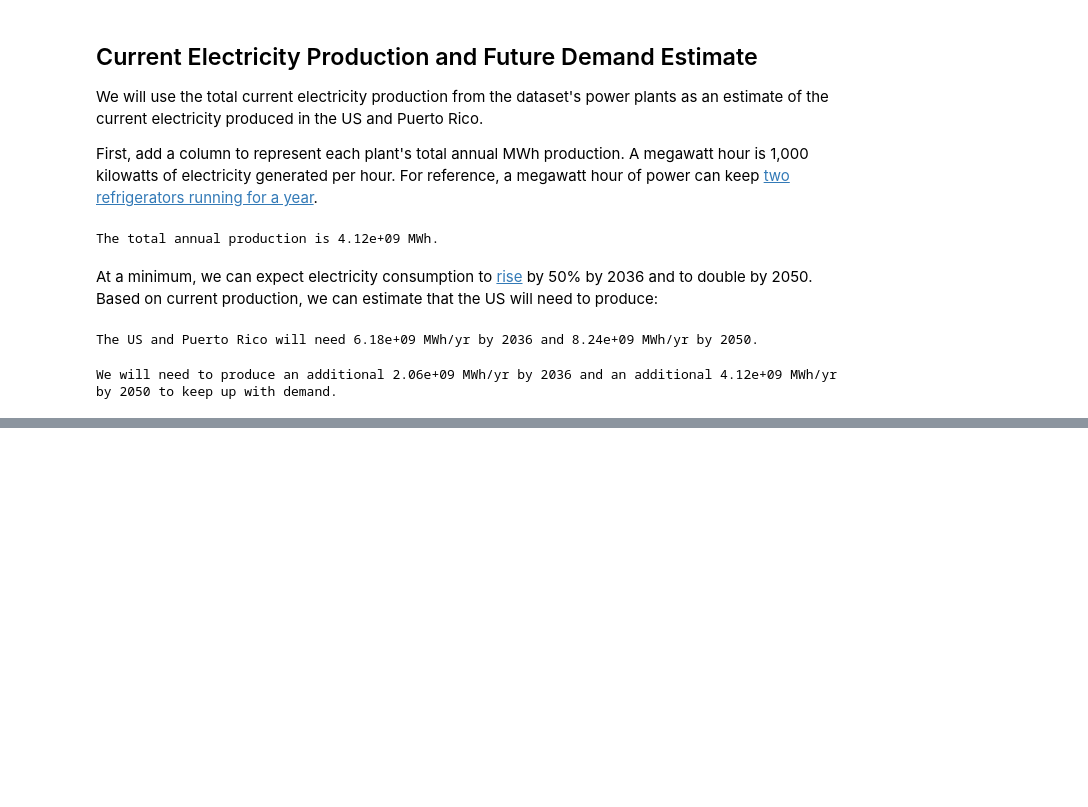
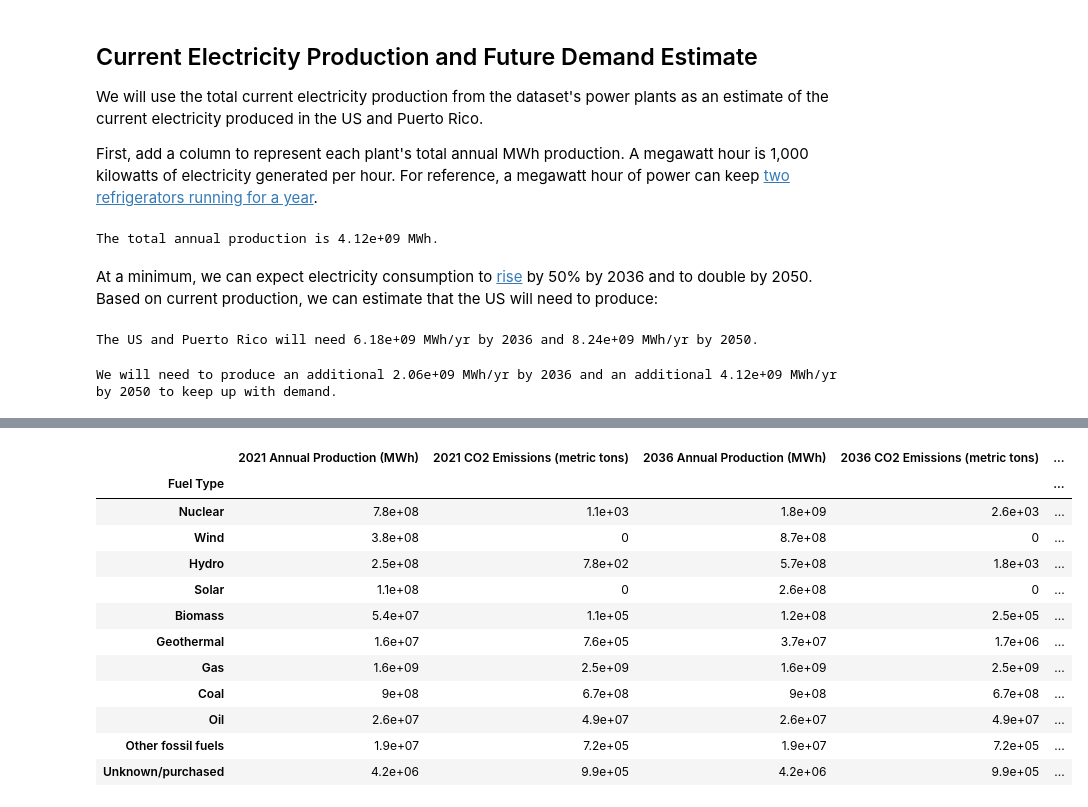
Before and after one commit to BenBagBag/egrid, a Jupyter notebook: How Green Is My Grid?.ipynb, the cells around one changed output, grey strips where cells are left out. Cells and saved outputs as stored; diff of their text form; code cells hidden in the pictures; blank space fills up the shorter version.

```diff
--- a/How Green Is My Grid?.ipynb
+++ b/How Green Is My Grid?.ipynb
@@ -518,0 +624,9 @@ array(['HYDRO', 'OIL', 'COAL', 'GAS', 'OTHF', 'WIND', 'BIOMASS', 'SOLAR',
+# %%
+# power and emissions from non-fossil fuels will be the same 2021-2050
+
+dirty_fuels_no_growth_df = grid_growth_df_no_greening.loc[['Gas', 'Coal', 'Oil', 'Other fossil fuels', 'Unknown/purchased']][['2021 Annual Production (MWh)', '2021 CO2 Emissions (metric tons)']]
+
+dirty_fuels_no_growth_df[['2036 Annual Production (MWh)', '2036 CO2 Emissions (metric tons)']] = dirty_fuels_no_growth_df[['2021 Annual Production (MWh)', '2021 CO2 Emissions (metric tons)']]
+dirty_fuels_no_growth_df[['2050 Annual Production (MWh)', '2050 CO2 Emissions (metric tons)']] = dirty_fuels_no_growth_df[['2021 Annual Production (MWh)', '2021 CO2 Emissions (metric tons)']]
+
+dirty_fuels_no_growth_df
@@ -518,0 +641,7 @@ array(['HYDRO', 'OIL', 'COAL', 'GAS', 'OTHF', 'WIND', 'BIOMASS', 'SOLAR',
+# %%
+# calculate what percent of non-fossil fuel electricity is produced by each fuel type
+
+percent_of_clean_fuel_df = grid_growth_df_no_greening.loc[['Nuclear', 'Wind', 'Hydro', 'Solar', 'Biomass', 'Geothermal']][['2021 Annual Production (MWh)']]
+percent_of_clean_fuel_df['Percent of Clean Fuel'] = percent_of_clean_fuel_df['2021 Annual Production (MWh)'] / percent_of_clean_fuel_df['2021 Annual Production (MWh)'].sum()
+
+percent_of_clean_fuel_df
@@ -518,0 +657,17 @@ array(['HYDRO', 'OIL', 'COAL', 'GAS', 'OTHF', 'WIND', 'BIOMASS', 'SOLAR',
+# %%
+# amount of power from non-fossil fuels in 2036 and 2050
+
+clean_fuels_growth_df = grid_growth_df_no_greening.loc[['Nuclear', 'Wind', 'Hydro', 'Solar', 'Biomass', 'Geothermal']][['2021 Annual Production (MWh)', '2021 CO2 Emissions (metric tons)']]
+
+dirty_fuel_production = dirty_fuels_no_growth_df['2021 Annual Production (MWh)'].sum()
+
+clean_fuel_production_2036 = grid_growth_df_no_greening['2036 Annual Production (MWh)'].sum() - dirty_fuel_production
+clean_fuel_production_2050 = grid_growth_df_no_greening['2050 Annual Production (MWh)'].sum() - dirty_fuel_production
+# %%
+clean_fuels_growth_df['2036 Annual Production (MWh)'] = percent_of_clean_fuel_df['Percent of Clean Fuel'] * clean_fuel_production_2036
+clean_fuels_growth_df['2036 CO2 Emissions (metric tons)'] = clean_fuels_growth_df['2036 Annual Production (MWh)'] * fuel_type_efficiency['CO2 emissions metric tons/MWh']
+
+clean_fuels_growth_df['2050 Annual Production (MWh)'] = percent_of_clean_fuel_df['Percent of Clean Fuel'] * clean_fuel_production_2050
+clean_fuels_growth_df['2050 CO2 Emissions (metric tons)'] = clean_fuels_growth_df['2050 Annual Production (MWh)'] * fuel_type_efficiency['CO2 emissions metric tons/MWh']
+
+clean_fuels_growth_df
@@ -518,0 +683,18 @@ array(['HYDRO', 'OIL', 'COAL', 'GAS', 'OTHF', 'WIND', 'BIOMASS', 'SOLAR',
+# %%
+grid_growth_df_with_greening = pd.concat([clean_fuels_growth_df, dirty_fuels_no_growth_df])
+
+grid_growth_df_with_greening
+# %% [output]
+|  | 2021 Annual Production (MWh) | 2021 CO2 Emissions (metric tons) | 2036 Annual Production (MWh) | 2036 CO2 Emissions (metric tons) | ... |
+| Fuel Type |  |  |  |  | ... |
+| Nuclear | 7.8e+08 | 1.1e+03 | 1.8e+09 | 2.6e+03 | ... |
+| Wind | 3.8e+08 | 0 | 8.7e+08 | 0 | ... |
+| Hydro | 2.5e+08 | 7.8e+02 | 5.7e+08 | 1.8e+03 | ... |
+| Solar | 1.1e+08 | 0 | 2.6e+08 | 0 | ... |
+| Biomass | 5.4e+07 | 1.1e+05 | 1.2e+08 | 2.5e+05 | ... |
+| Geothermal | 1.6e+07 | 7.6e+05 | 3.7e+07 | 1.7e+06 | ... |
+| Gas | 1.6e+09 | 2.5e+09 | 1.6e+09 | 2.5e+09 | ... |
+| Coal | 9e+08 | 6.7e+08 | 9e+08 | 6.7e+08 | ... |
+| Oil | 2.6e+07 | 4.9e+07 | 2.6e+07 | 4.9e+07 | ... |
+| Other fossil fuels | 1.9e+07 | 7.2e+05 | 1.9e+07 | 7.2e+05 | ... |
+| Unknown/purchased | 4.2e+06 | 9.9e+05 | 4.2e+06 | 9.9e+05 | ... |
```
Also changed, not shown: parts of 59 cells of this notebook, 4 other files.
